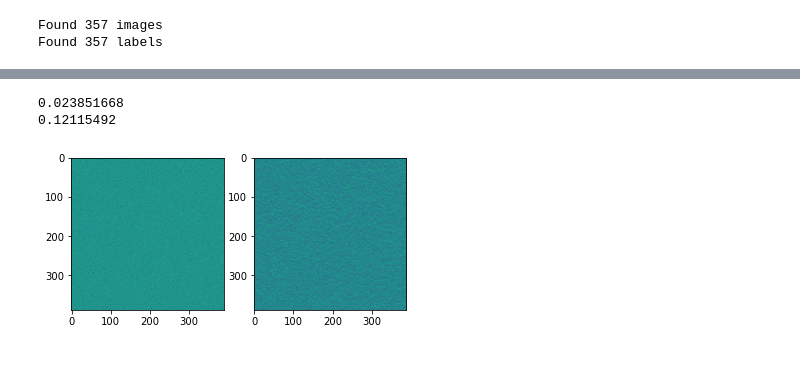
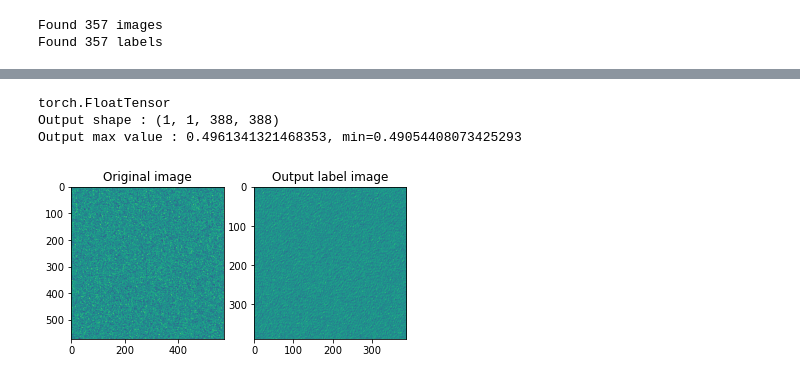
Before and after one commit to theophanemayaud/EPFL-ML-for-science-embolism-detection, a Jupyter notebook: th_u_net_using_video.ipynb, the cells around one changed output, grey strips where cells are left out. Drawn from its saved outputs; the diff is of its cells as text; code cells hidden in the pictures.

```diff
--- a/th_u_net_using_video.ipynb
+++ b/th_u_net_using_video.ipynb
@@ -59,7 +58,8 @@ class UNet(nn.Module):
         self.up_trans_1 = nn.ConvTranspose2d(in_channels=128, out_channels=64, kernel_size=2, stride=2)
         self.u_double_conv_1 = double_conv(128, 64)
 
-        self.out = nn.Conv2d(in_channels=64, out_channels=2, kernel_size=1)
+        self.out = nn.Conv2d(in_channels=64, out_channels=1, kernel_size=1)
+        self.sigmoid = nn.Sigmoid()
 
     def forward(self, image):
         '''makes the 388x388 prediction with the model, image must be 572x572pixels'''
@@ -95,6 +95,7 @@ class UNet(nn.Module):
         x = self.u_double_conv_1(torch.cat([d1, x], 1))
 
         x = self.out(x)
+        x = self.sigmoid(x)
         return x
 
 
@@ -118,15 +119,19 @@ def crop_img(tensor, target_tensor):
 # %%
 # Test forward to see how it behaves
 image = torch.rand((1, 1, 572, 572))
+print(image.type())
 model = UNet()
 y = model(image).detach().numpy()
-print(y[0,0, :, :].max())
-print(y[0,1, :, :].max())
+print(f"Output shape : {y.shape}")
+print(f"Output max value : {y[0,0, :, :].max()}, min={y[0,0, :, :].min()}")
 _ , axs = plt.subplots(ncols=2)
-axs[0].imshow(y[0,0, :, :])
-axs[1].imshow(y[0,1, :, :])
+axs[0].imshow(image.detach().numpy()[0,0,:,:])
+axs[0].set_title("Original image")
+axs[1].imshow(y[0,0, :, :])
+axs[1].set_title("Output label image")
 plt.show()
 # %% [output]
-0.023851668
-0.12115492
+torch.FloatTensor
+Output shape : (1, 1, 388, 388)
+Output max value : 0.4961341321468353, min=0.49054408073425293
-[figure, old version]
+[figure, new version]
```
Also changed, not shown: parts of 4 cells of this notebook.
